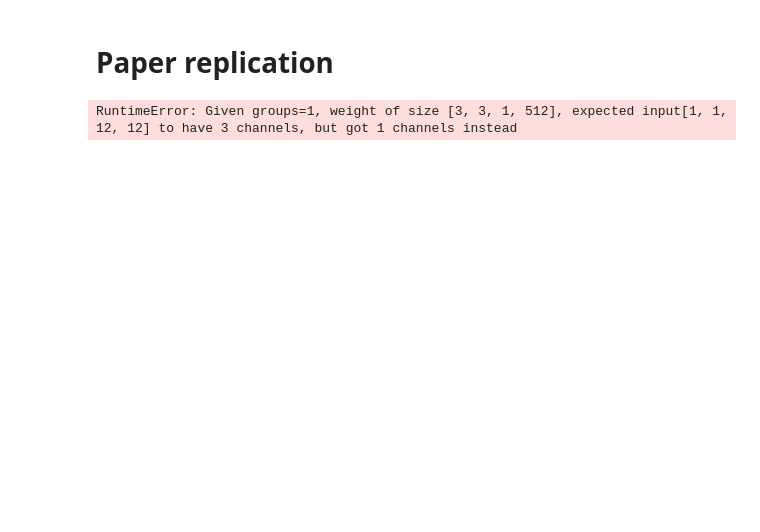
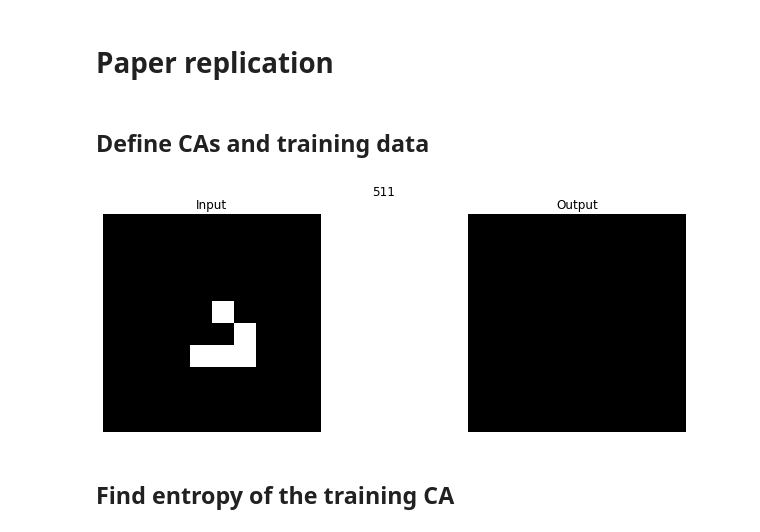
Before and after one commit to luknw/convoca, a Jupyter notebook: paper_replication.ipynb, the cells around one changed output. Drawn from its saved outputs; the diff is of its cells as text; code cells hidden in the pictures; blank space fills up the shorter version.

Commit message:
Converted to torch x2

```diff
--- a/paper_replication.ipynb
+++ b/paper_replication.ipynb
@@ -21,3 +22,5 @@ ALL_INPUTS = all_combinations(M, D)
+# %% [markdown]
+## Define CAs and training data
 # %%
 from ca_funcs import make_table_walk, make_ca
 
@@ -37,28 +40,28 @@ def generate_CA_train_data(ca, height=10, width=10, n_samples=500):
 # %%
 from ca_funcs import make_glider
 from IPython.display import clear_output
 
 np.random.seed(0)
 
 for i, ca in enumerate(sample_CAs()):
-    X_test = torch.from_numpy(make_glider(10).reshape(1, 10, 10))
-    Y_test = ca(X_test)
+    X_test = torch.from_numpy(make_glider(10).reshape(1, 10, 10)).float()
+    Y_test = ca(X_test).float()
 
     plt.figure(figsize=(12,4))
     plt.suptitle(i)
 
     plt.subplot(1,2,1)
     plt.imshow(X_test[0])
     plt.axis('off')
     plt.title("Input")
 
     plt.subplot(1,2,2)
     plt.imshow(Y_test[0])
     plt.axis('off')
     plt.title("Output")
 
     plt.show()
     plt.close()
     clear_output(wait=True)
 # %% [output]
-RuntimeError: Given groups=1, weight of size [3, 3, 1, 512], expected input[1, 1, 12, 12] to have 3 channels, but got 1 channels instead
+[figure, added]
@@ -67,3 +68,5 @@ RuntimeError: Given groups=1, weight of size [3, 3, 1, 512], expected input[1, 1
+# %% [markdown]
+## Find entropy of the training CA
 # %%
 from collections import Counter
 from utils import shannon_entropy
```
Also changed, not shown: parts of 21 cells of this notebook, 1 other file.
